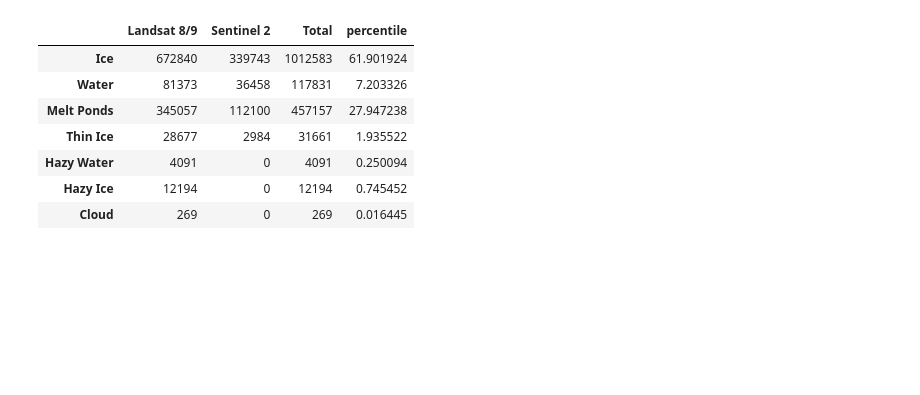
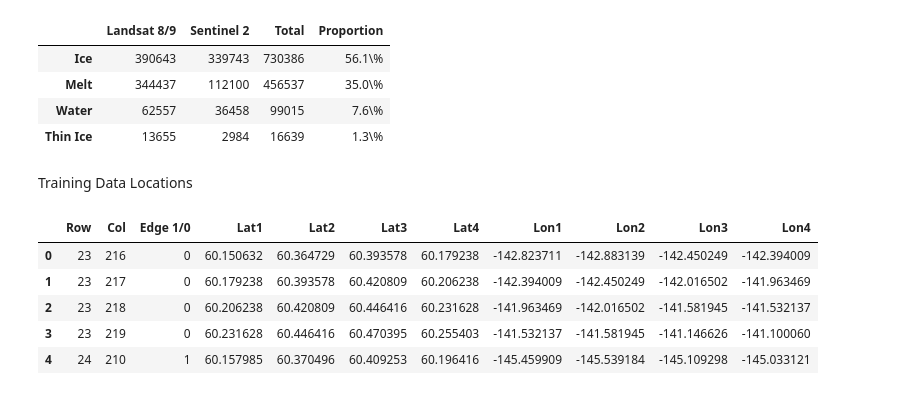
Before and after one commit to felixleodiaz/coastal-ice, a Jupyter notebook: scripts/MachineLearningClassifier/CreateFigures.ipynb, the cells around one changed output. Saved outputs shown, nothing was run; the diff lists cells and outputs as text; code cells hidden in the pictures; blank space fills up the shorter version.

```diff
--- a/scripts/MachineLearningClassifier/CreateFigures.ipynb
+++ b/scripts/MachineLearningClassifier/CreateFigures.ipynb
@@ -692,57 +926,56 @@ data_full = pd.read_csv('../../local_data/RFTrainingAsset.csv')
 # S2
 
 iceS2 = len(data_full.loc[data_full['class_id'] == 1].loc[data_full['sensor'] == 1])
-waterS2 = len(data_full.loc[data_full['class_id'] == 2].loc[data_full['sensor'] == 1])
-meltS2 = len(data_full.loc[data_full['class_id'] == 3].loc[data_full['sensor'] == 1])
+waterS2 = len(data_full.loc[data_full['class_id'] == 3].loc[data_full['sensor'] == 1])
+meltS2 = len(data_full.loc[data_full['class_id'] == 2].loc[data_full['sensor'] == 1])
 thinIceS2 = len(data_full.loc[data_full['class_id'] == 4].loc[data_full['sensor'] == 1])
-hazyWaterS2 = len(data_full.loc[data_full['class_id'] == 5].loc[data_full['sensor'] == 1])
-hazyIceS2 = len(data_full.loc[data_full['class_id'] == 6].loc[data_full['sensor'] == 1])
-cloudS2 = len(data_full.loc[data_full['class_id'] == 7].loc[data_full['sensor'] == 1])
 
 # L8/9
 
 iceL89 = len(data_full.loc[data_full['class_id'] == 1].loc[data_full['sensor'] == 0])
-waterL89 = len(data_full.loc[data_full['class_id'] == 2].loc[data_full['sensor'] == 0])
-meltL89 = len(data_full.loc[data_full['class_id'] == 3].loc[data_full['sensor'] == 0])
+waterL89 = len(data_full.loc[data_full['class_id'] == 3].loc[data_full['sensor'] == 0])
+meltL89 = len(data_full.loc[data_full['class_id'] == 2].loc[data_full['sensor'] == 0])
 thinIceL89 = len(data_full.loc[data_full['class_id'] == 4].loc[data_full['sensor'] == 0])
-hazyWaterL89 = len(data_full.loc[data_full['class_id'] == 5].loc[data_full['sensor'] == 0])
-hazyIceL89 = len(data_full.loc[data_full['class_id'] == 6].loc[data_full['sensor'] == 0])
-cloudL89 = len(data_full.loc[data_full['class_id'] == 7].loc[data_full['sensor'] == 0])
 
 # totals
 
 iceTot = iceS2 + iceL89
 waterTot = waterS2 + waterL89
 meltTot = meltS2 + meltL89
 thinIceTot = thinIceS2 + thinIceL89
-hazyWaterTot = hazyWaterS2 + hazyWaterL89
-hazyIceTot = hazyIceS2 + hazyIceL89
-cloudTot = cloudS2 + cloudL89
 
 
 lists = [
     [iceL89, iceS2, iceTot],
     [waterL89, waterS2, waterTot],
     [meltL89, meltS2, meltTot],
-    [thinIceL89, thinIceS2, thinIceTot],
-    [hazyWaterL89, hazyWaterS2, hazyWaterTot],
-    [hazyIceL89, hazyIceS2, hazyIceTot],
-    [cloudL89, cloudS2, cloudTot],
+    [thinIceL89, thinIceS2, thinIceTot]
 ]
 
 
 columns = ["Landsat 8/9", "Sentinel 2", "Total"]
-index = ['Ice', 'Water', 'Melt Ponds', 'Thin Ice', 'Hazy Water', 'Hazy Ice', 'Cloud']
+index = ['Ice', 'Melt', 'Water', 'Thin Ice']
 
 df = pd.DataFrame(lists, columns=columns, index=index)
-df['percentile'] = df['Total'] / df['Total'].sum() * 100
+df['Proportion'] = df['Total'] / df['Total'].sum() * 100
+df['Proportion'] = df['Proportion'].apply(lambda x: f"{x:.1f}\\%")
+
+latex_str = df.to_latex(
+    float_format="%.1f",
+    caption="Training sample counts by class and sensor",
+    label="tab:training_samples",
+    column_format="lrrrr"
+)
+
+with open('../../figures/MLfigures/training_sample_table.tex', 'w') as f:
+    f.write(latex_str)
+
 df
 # %% [output]
-|  | Landsat 8/9 | Sentinel 2 | Total | percentile |
-| Ice | 672840 | 339743 | 1012583 | 61.901924 |
-| Water | 81373 | 36458 | 117831 | 7.203326 |
-| Melt Ponds | 345057 | 112100 | 457157 | 27.947238 |
-| Thin Ice | 28677 | 2984 | 31661 | 1.935522 |
-| Hazy Water | 4091 | 0 | 4091 | 0.250094 |
-| Hazy Ice | 12194 | 0 | 12194 | 0.745452 |
-| Cloud | 269 | 0 | 269 | 0.016445 |
+|  | Landsat 8/9 | Sentinel 2 | Total | Proportion |
+| Ice | 390643 | 339743 | 730386 | 56.1\% |
+| Melt | 344437 | 112100 | 456537 | 35.0\% |
+| Water | 62557 | 36458 | 99015 | 7.6\% |
+| Thin Ice | 13655 | 2984 | 16639 | 1.3\% |
+# %% [markdown]
+Training Data Locations
@@ -748,0 +1018,12 @@ df
+# %%
+# read in the coordinate to lat/lon mapping file
+
+coord_mapping = pd.read_csv('../../local_data/CoastCellInfoJan5_10.csv')
+coord_mapping.head()
+# %% [output]
+|  | Row | Col | Edge 1/0 | Lat1 | Lat2 | Lat3 | Lat4 | Lon1 | Lon2 | Lon3 | Lon4 |
+| 0 | 23 | 216 | 0 | 60.150632 | 60.364729 | 60.393578 | 60.179238 | -142.823711 | -142.883139 | -142.450249 | -142.394009 |
+| 1 | 23 | 217 | 0 | 60.179238 | 60.393578 | 60.420809 | 60.206238 | -142.394009 | -142.450249 | -142.016502 | -141.963469 |
+| 2 | 23 | 218 | 0 | 60.206238 | 60.420809 | 60.446416 | 60.231628 | -141.963469 | -142.016502 | -141.581945 | -141.532137 |
+| 3 | 23 | 219 | 0 | 60.231628 | 60.446416 | 60.470395 | 60.255403 | -141.532137 | -141.581945 | -141.146626 | -141.100060 |
+| 4 | 24 | 210 | 1 | 60.157985 | 60.370496 | 60.409253 | 60.196416 | -145.459909 | -145.539184 | -145.109298 | -145.033121 |
```
Also changed, not shown: parts of 24 cells of this notebook, 18 other files.
